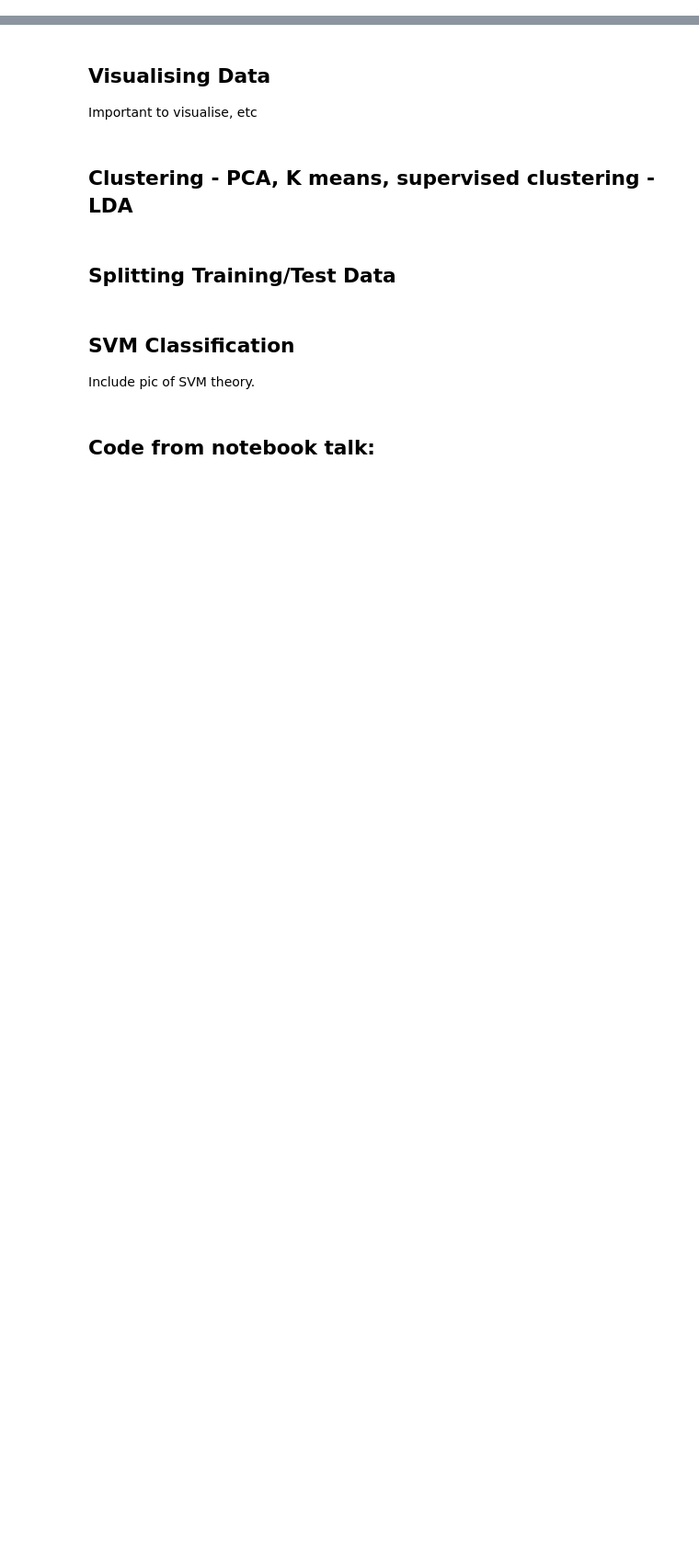
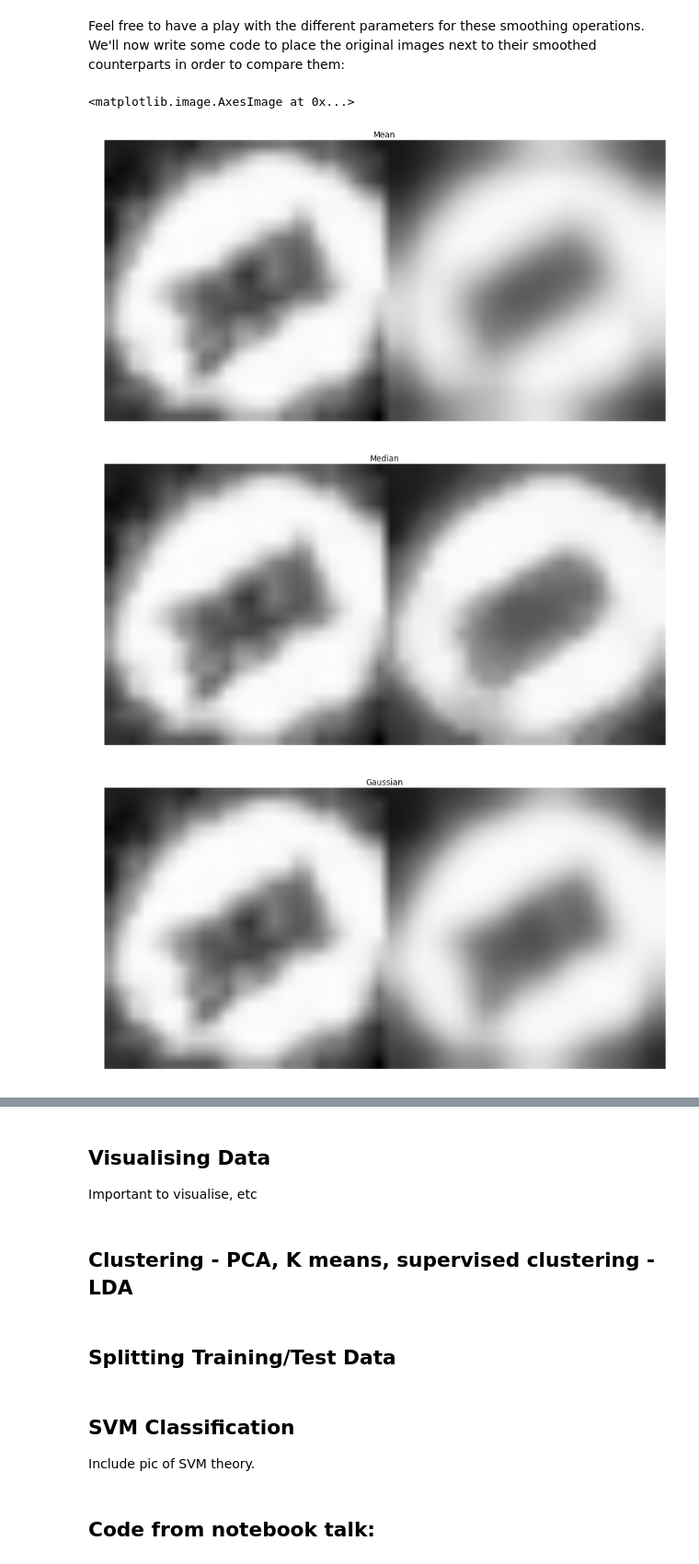
Before and after one commit to alistairwalsh/MLD, a Jupyter notebook: ml_materials.ipynb, the cells around one changed output, grey strips where cells are left out. Shown: that part at 92% size. Saved outputs shown, nothing was run; the diff lists cells and outputs as text; code cells hidden in the pictures; blank space fills up the shorter version.

```diff
--- a/ml_materials.ipynb
+++ b/ml_materials.ipynb
@@ -51,0 +170,30 @@ We're going to be reading in these images as grayscale...
+# %%
+mean_smoothed = cv2.blur(rect_image, (5, 5))
+median_smoothed = cv2.medianBlur(rect_image, 5)
+gaussian_smoothed = cv2.GaussianBlur(rect_image, (5, 5), 0)
+# %% [markdown]
+Feel free to have a play with the different parameters for these smoothing operations. We'll now write some code to place the original images next to their smoothed counterparts in order to compare them:
+# %%
+mean_compare = np.hstack((rect_image, mean_smoothed))
+median_compare = np.hstack((rect_image, median_smoothed))
+gaussian_compare = np.hstack((rect_image, gaussian_smoothed))
+
+plt.figure(figsize = (15, 12))
+plt.title('Mean')
+plt.axis('off')
+plt.imshow(mean_compare, cmap = cm.Greys_r)
+
+plt.figure(figsize = (15, 12))
+plt.title('Median')
+plt.axis('off')
+plt.imshow(median_compare, cmap = cm.Greys_r)
+
+plt.figure(figsize = (15, 12))
+plt.title('Gaussian')
+plt.axis('off')
+plt.imshow(gaussian_compare, cmap = cm.Greys_r)
+# %% [output]
+<matplotlib.image.AxesImage at 0x...>
+[figure, added]
+[figure, added]
+[figure, added]
```
Also changed, not shown: parts of 29 cells of this notebook, 2 other files.
